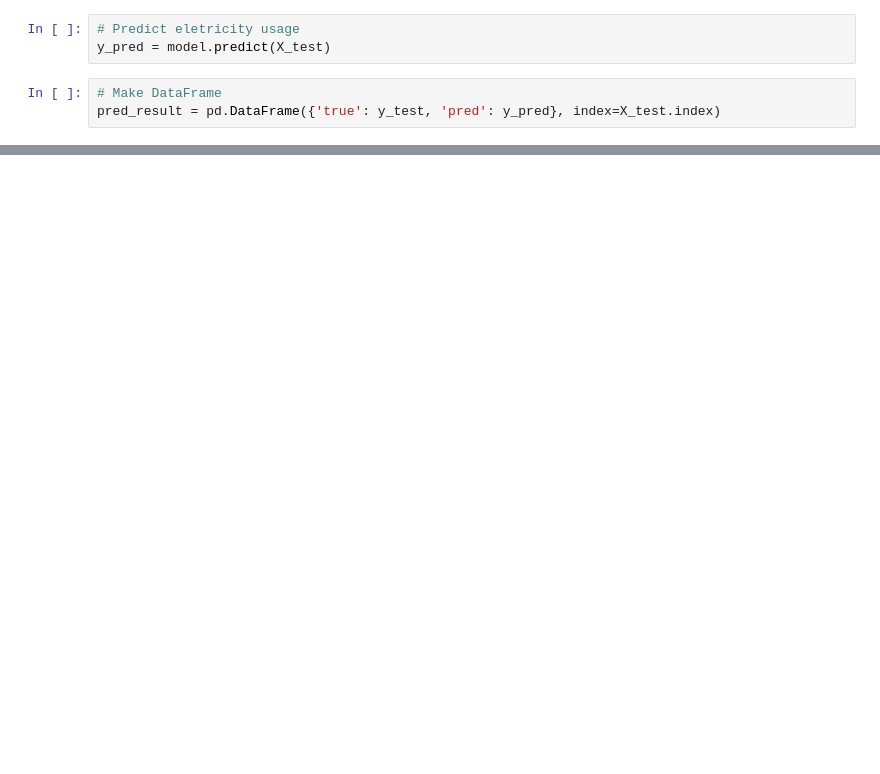
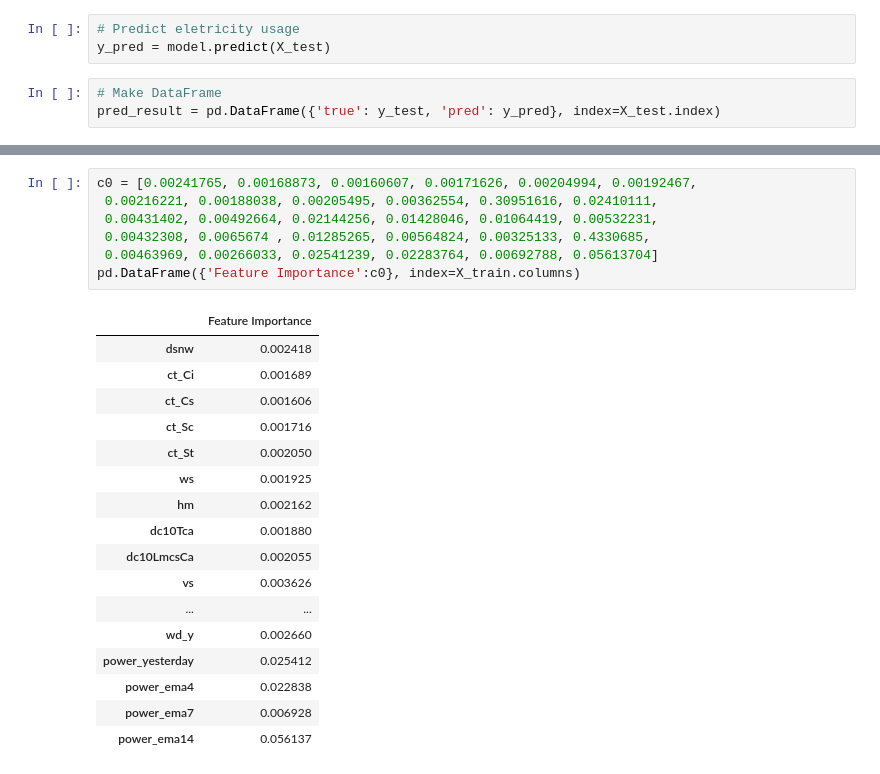
Before and after one commit to BAElecPredictionModel/Elec_prediction_model, a Jupyter notebook: experiment_basic.ipynb, the cells around one changed output, grey strips where cells are left out. Saved outputs shown, nothing was run; the diff lists cells and outputs as text; blank space fills up the shorter version.

```diff
--- a/experiment_basic.ipynb
+++ b/experiment_basic.ipynb
@@ -165,0 +125,25 @@ ValueError: where size (2) does not match x size (100)
+# %%
+c0 = [0.00241765, 0.00168873, 0.00160607, 0.00171626, 0.00204994, 0.00192467,
+ 0.00216221, 0.00188038, 0.00205495, 0.00362554, 0.30951616, 0.02410111,
+ 0.00431402, 0.00492664, 0.02144256, 0.01428046, 0.01064419, 0.00532231,
+ 0.00432308, 0.0065674 , 0.01285265, 0.00564824, 0.00325133, 0.4330685,
+ 0.00463969, 0.00266033, 0.02541239, 0.02283764, 0.00692788, 0.05613704]
+pd.DataFrame({'Feature Importance':c0}, index=X_train.columns)
+# %% [output]
+|  | Feature Importance |
+| dsnw | 0.002418 |
+| ct_Ci | 0.001689 |
+| ct_Cs | 0.001606 |
+| ct_Sc | 0.001716 |
+| ct_St | 0.002050 |
+| ws | 0.001925 |
+| hm | 0.002162 |
+| dc10Tca | 0.001880 |
+| dc10LmcsCa | 0.002055 |
+| vs | 0.003626 |
+| ... | ... |
+| wd_y | 0.002660 |
+| power_yesterday | 0.025412 |
+| power_ema4 | 0.022838 |
+| power_ema7 | 0.006928 |
+| power_ema14 | 0.056137 |
```
Also changed, not shown: parts of 22 cells of this notebook, 13 other files.
